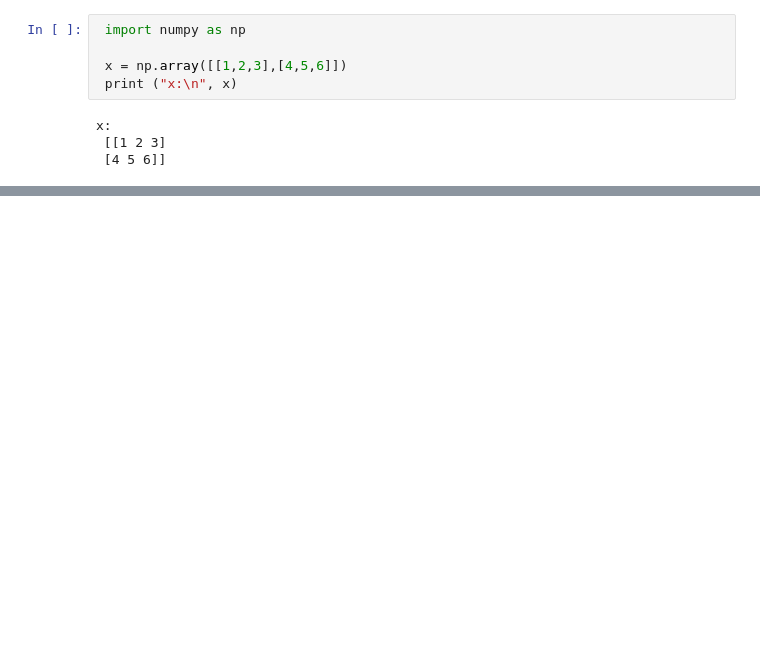
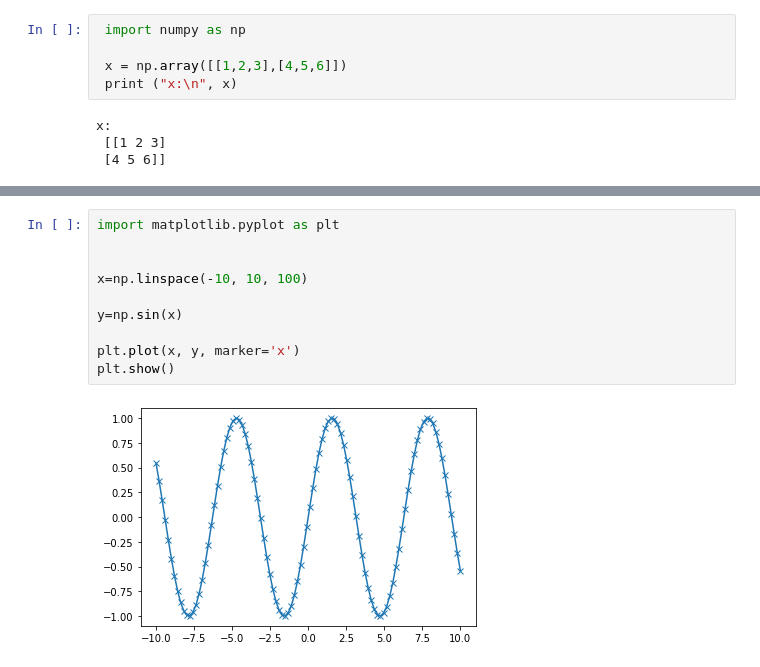
Before and after one commit to sun226/AI2, a Jupyter notebook: ingong.ipynb, the cells around one changed output, grey strips where cells are left out. Cells and saved outputs as stored; diff of their text form; blank space fills up the shorter version.

```diff
--- a/ingong.ipynb
+++ b/ingong.ipynb
@@ -11,0 +49,12 @@ x:
+# %%
+import matplotlib.pyplot as plt
+
+
+x=np.linspace(-10, 10, 100)
+
+y=np.sin(x)
+
+plt.plot(x, y, marker='x')
+plt.show()
+# %% [output]
+[figure, added]
```
Also changed, not shown: parts of 6 cells of this notebook.
